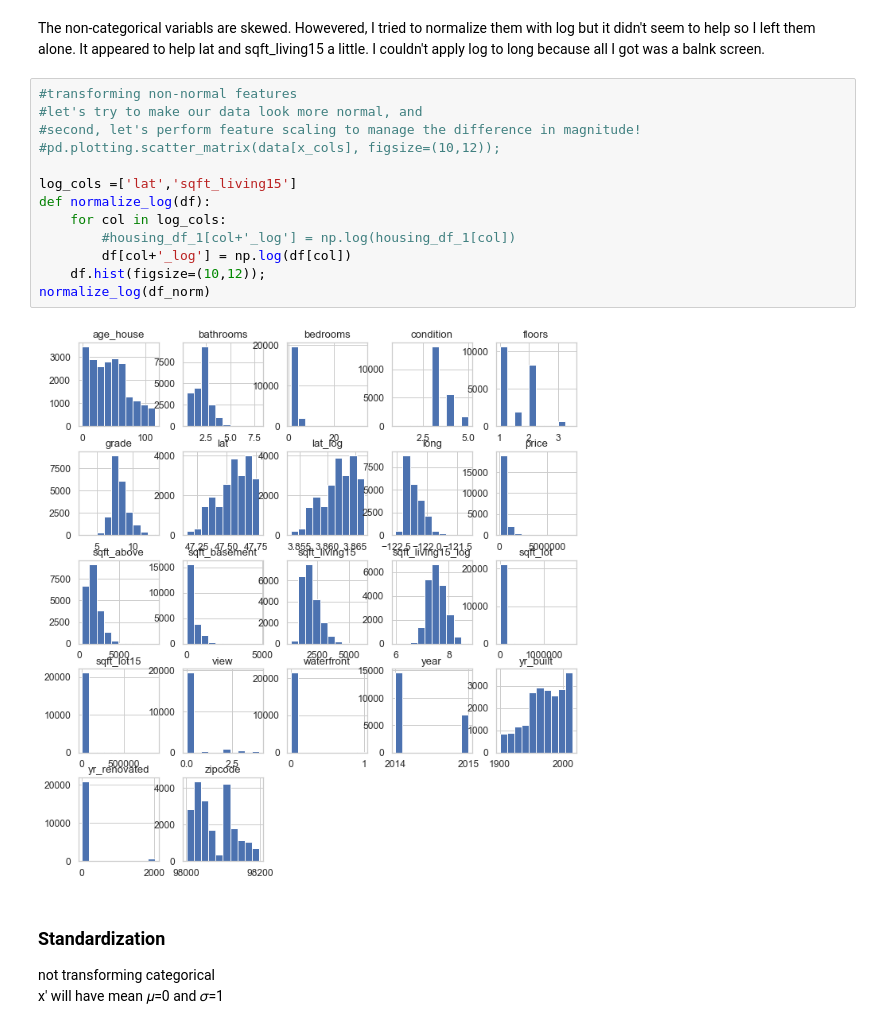
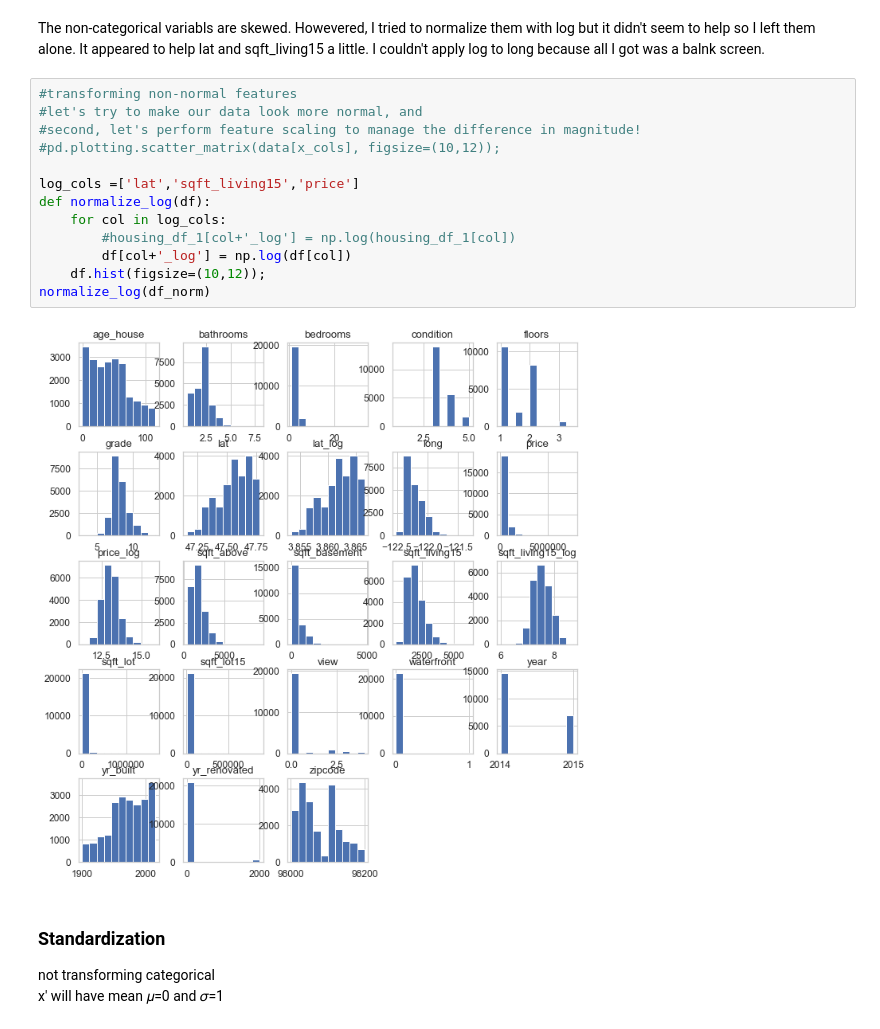
Before and after one commit to torresdavr/dsc-v2-mod1-final-project-online-ds-pt-100719, a Jupyter notebook: student-Copy1.ipynb, the cells around one changed output. Saved outputs shown, nothing was run; the diff lists cells and outputs as text.

```diff
--- a/student-Copy1.ipynb
+++ b/student-Copy1.ipynb
@@ -1050,18 +1050,18 @@ The non-categorical variabls are skewed.  Howevered, I tried to normalize them w
 # %%
 #transforming non-normal features
 #let's try to make our data look more normal, and
 #second, let's perform feature scaling to manage the difference in magnitude!
 #pd.plotting.scatter_matrix(data[x_cols], figsize=(10,12));
 
-log_cols =['lat','sqft_living15']
+log_cols =['lat','sqft_living15','price']
 def normalize_log(df):
     for col in log_cols:
         #housing_df_1[col+'_log'] = np.log(housing_df_1[col])
         df[col+'_log'] = np.log(df[col])
     df.hist(figsize=(10,12));
 normalize_log(df_norm)
 # %% [output]
-[figure, old version]
+[figure, new version]
 # %% [markdown]
 ### Standardization
 not transforming categorical<br>
```
Also changed, not shown: parts of 35 cells of this notebook, 3 other files.
